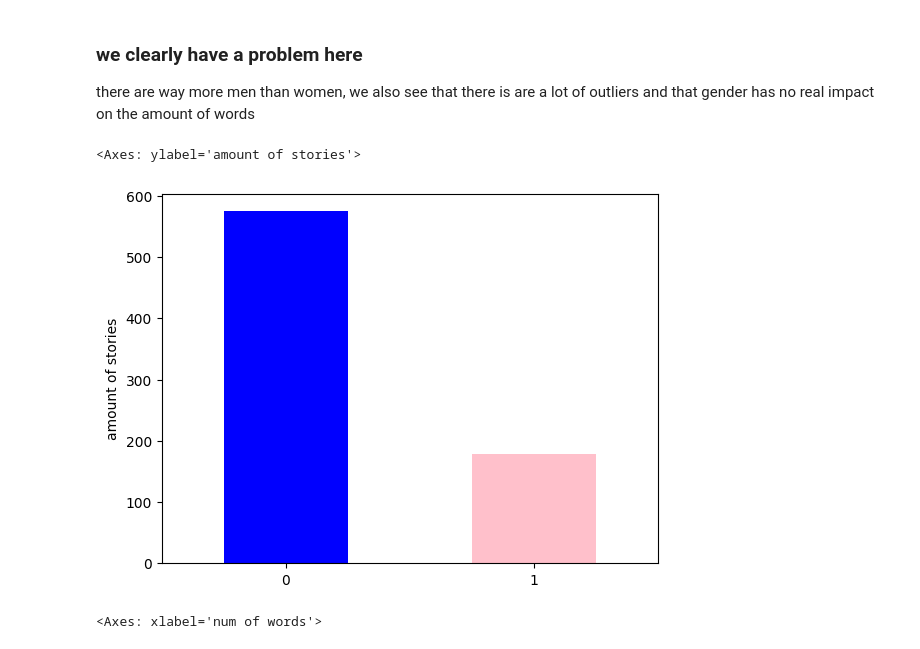
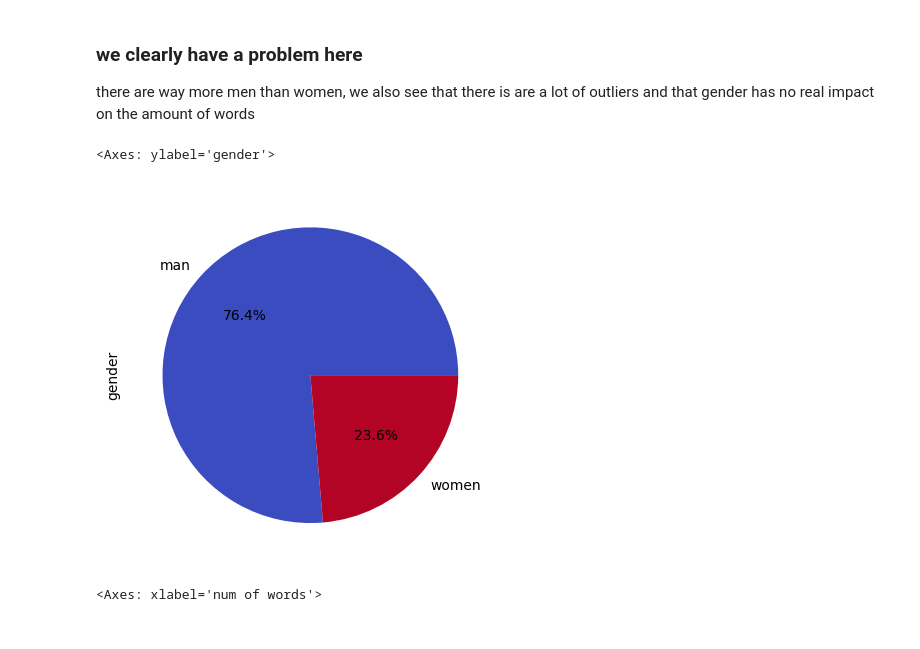
Before and after one commit to DanielDolberg/Mechine_learning_final, a Jupyter notebook: Assignment3-text-analysis.ipynb, the cells around one changed output. Saved outputs shown, nothing was run; the diff lists cells and outputs as text; code cells hidden in the pictures.

```diff
--- a/Assignment3-text-analysis.ipynb
+++ b/Assignment3-text-analysis.ipynb
@@ -201,17 +198,17 @@ df_erd
 now we will get rid of all the commas, full stops and extra spaces
 we will also transform the text into an array of the words in story
 # %%
-replacements = ['.',',','?','!',"'",'"',"(",")","[","]"]
+def removeExeptions(df_tmp):
+    replacements = ['.',',','?','!',"'",'"',"(",")","[","]"]
 
-for i in range(df_erd.shape[0]):
-    #remove commas,full stops,question marks a '!'
-    row = df_erd['story'][i]
-    #row = row.replace('.','')
-    #row = row.replace(',','')
-    for char in replacements:
-        row = row.replace(char,'')
+    for i in range(df_tmp.shape[0]):
+        #remove commas,full stops,question marks a '!'
+        row = df_tmp['story'][i]
+        #row = row.replace('.','')
+        #row = row.replace(',','')
+        for char in replacements:
+            row = row.replace(char,'')
 
-    df_erd['story'][i] = row.split(" ")
+        df_tmp['story'][i] = row.split(" ")
 
-
-df_erd['story'][0]
+removeExeptions(df_erd)
@@ -284,10 +263,11 @@ Text(0, 0.5, 'Number of Words')
 ### we clearly have a problem here
 there are way more men than women, we also see that there is are a lot of outliers and that gender has no real impact on the amount of words
 # %%
-df_erd['gender'].value_counts(normalize=False).plot.bar(color=["blue","pink"],ylabel = "amount of stories",rot = 0,x = ["men","women"])
+#df_erd['gender'].value_counts(normalize=False).plot.bar(color=["blue","pink"],ylabel = "amount of stories",rot = 0,x = ["men","women"])
+df_erd['gender'].value_counts(normalize=False).plot(kind='pie', colormap = "coolwarm", labels = ["man","women"], autopct='%1.1f%%')
 # %% [output]
-<Axes: ylabel='amount of stories'>
+<Axes: ylabel='gender'>
-[figure, old version]
+[figure, new version]
 # %%
 sns.boxplot(x = df_erd["num of words"], color = "red")
 # %% [output]
```
Also changed, not shown: parts of 18 cells of this notebook, 1 other file.
